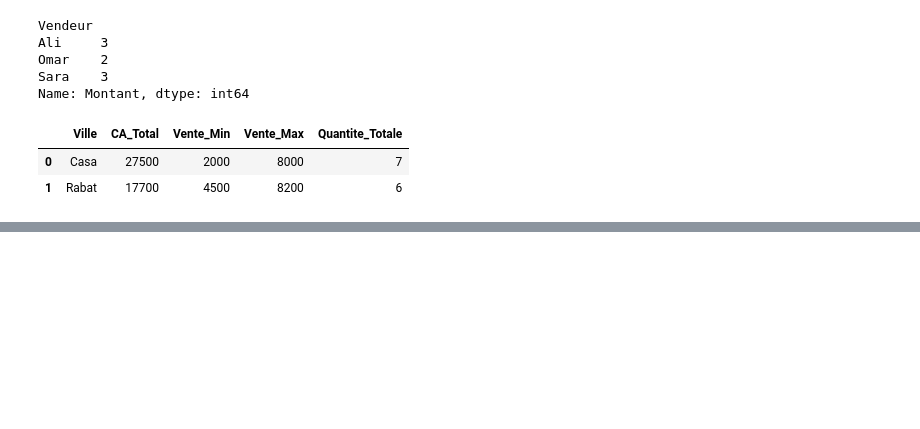
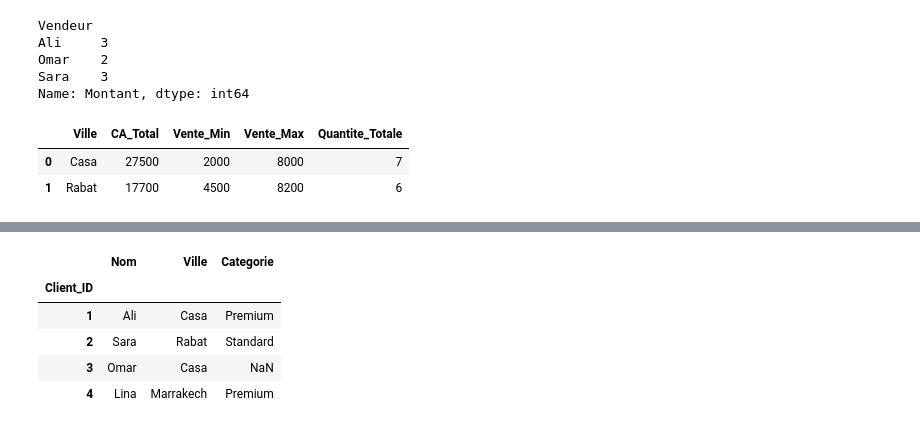
Before and after one commit to echadlitaha/python-data-science, a Jupyter notebook: Septembre/02_pandas/J6_pandas.ipynb, the cells around one changed output, grey strips where cells are left out. Saved outputs shown, nothing was run; the diff lists cells and outputs as text; code cells hidden in the pictures; blank space fills up the shorter version.

```diff
--- a/Septembre/02_pandas/J6_pandas.ipynb
+++ b/Septembre/02_pandas/J6_pandas.ipynb
@@ -683,0 +752,68 @@ sum operation '''
+# %%
+#Exercice 2:
+clients = pd.DataFrame({
+    "Client_ID": [1, 2, 3, 4],
+    "Nom": ["Ali", "Sara", "Omar", "Lina"],
+    "Ville": ["Casa", "Rabat", "Casa", "Marrakech"]
+})
+
+commandes = pd.DataFrame({
+    "Commande_ID": ["CMD01", "CMD02", "CMD03", "CMD04"],
+    "Code_Client": [1, 2, 2, 5],
+    "Montant": [4500, 6200, 3000, 7000]
+})
+
+ventes = pd.DataFrame({
+    "Vendeur": ["Ali", "Ali", "Sara", "Sara"],
+    "Ville": ["Casa", "Rabat", "Casa", "Rabat"],
+    "Montant": [8000, 5000, 7800, 4500]
+})
+
+objectifs = pd.DataFrame({
+    "Vendeur": ["Ali", "Ali", "Sara", "Sara"],
+    "Ville": ["Casa", "Rabat", "Casa", "Rabat"],
+    "Objectif": [9000, 6000, 7500, 5000]
+})
+
+#1
+df_merge = pd.merge(clients,commandes,left_on = "Client_ID",right_on="Code_Client",how="inner")
+#2
+df_merge = pd.merge(clients,commandes,left_on = "Client_ID",right_on="Code_Client",how="left")
+#3
+df_merge = pd.merge(clients,commandes,left_on = "Client_ID",right_on="Code_Client",how="outer")
+#4
+df_merge= pd.merge(ventes,objectifs,on=["Vendeur","Ville"],how="inner")
+#5
+df_merge= pd.merge(ventes,objectifs,on=["Vendeur","Ville"],how="left")
+#6
+# car il nous cause un probleme , deux cles ou plus permet de preciser efficacement quel vendeur .
+#7
+clients_index = clients.set_index("Client_ID")
+#set_index transforme le Client_ID en index , car il a ete  une colonne avant
+#8
+infos = pd.DataFrame({
+    "Categorie": ["Premium", "Standard", "Premium"]
+}, index=[1, 2, 4])
+df_join = clients_index.join(infos,how="left")
+#9
+df_join = clients_index.join(infos,how="inner")
+#10
+""" merge() tres pratique avec les colonnes
+join() tres pratique avec les index """
+#11
+# left_on et right_on pour combiner les cles differentes des dataFrames
+#12
+#on=["Vendeur", "Ville"] : condition de jointure en deux cles Vendeur et Ville
+#13
+# suffixes  sert a separer les memes colonnes , en donnant colonnes_x et colonnes_y
+#14
+""" clients.join(infos, on="Client_ID") : ici clients est colonnes et infos index
+et on veut combiner les deux dataFrames
+clients_index.join(infos) clients et infos sont deux index """
+# %% [output]
+|  | Nom | Ville | Categorie |
+| Client_ID |  |  |  |
+| 1 | Ali | Casa | Premium |
+| 2 | Sara | Rabat | Standard |
+| 3 | Omar | Casa | NaN |
+| 4 | Lina | Marrakech | Premium |
```
Also changed, not shown: parts of 6 cells of this notebook, 2 other files.
